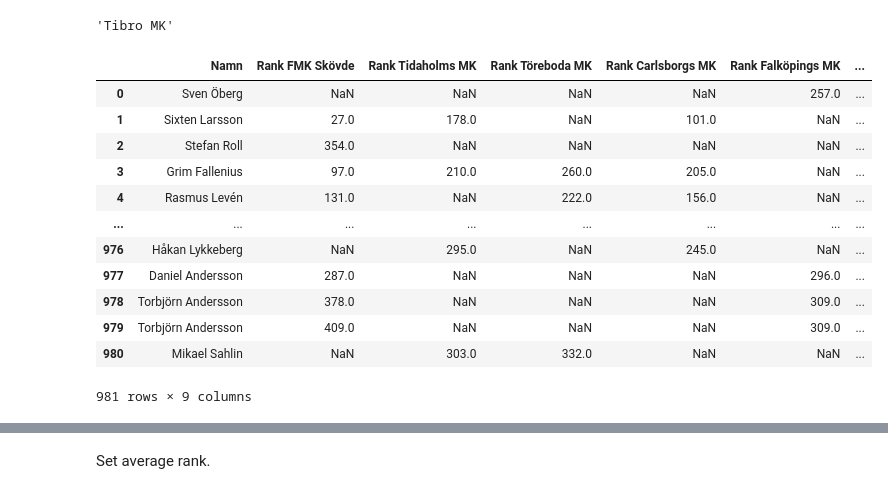
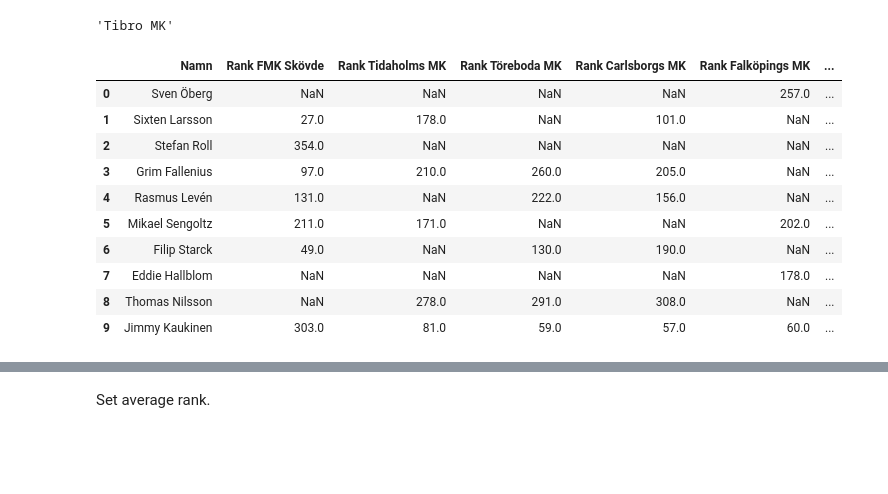
Before and after one commit to RobertAhlin/emx-seeder, a Jupyter notebook: 02 SortRiderAverageLapTimes.ipynb, the cells around one changed output, grey strips where cells are left out. Drawn from its saved outputs; the diff is of its cells as text; code cells hidden in the pictures; blank space fills up the shorter version.

```diff
--- a/02 SortRiderAverageLapTimes.ipynb
+++ b/02 SortRiderAverageLapTimes.ipynb
@@ -244,38 +255,36 @@ for idx, (key, df) in enumerate(sorted_dataframes.items(), start=1):
 
 # Function to merge 'Klass' columns while retaining unique values
 def merge_klass(row):
     klasses = [row[f'Klass_{idx}'] for idx in range(1, len(sorted_dataframes) + 1)]
     unique_klasses = set(k for k in klasses if pd.notnull(k))
     return ', '.join(unique_klasses)
 
 # Function to merge 'Klubb' columns while retaining unique values
 def merge_klubb(row):
     klubbs = [row[f'Klubb_{idx}'] for idx in range(1, len(sorted_dataframes) + 1)]
     unique_klubbs = set(k for k in klubbs if pd.notnull(k))
     return ', '.join(unique_klubbs)
 
 
 # Apply the function to create the 'Klass' and 'Klubb' columns in the ranked_dataframe
 ranked_dataframe['Klass'] = ranked_dataframe.apply(merge_klass, axis=1)
 ranked_dataframe['Klubb'] = ranked_dataframe.apply(merge_klubb, axis=1)
 
 # Drop the individual 'Klass' and 'Klubb' columns for each dataset
 for idx in range(1, len(sorted_dataframes) + 1):
     ranked_dataframe.drop(f'Klass_{idx}', axis=1, inplace=True)
     ranked_dataframe.drop(f'Klubb_{idx}', axis=1, inplace=True)
 
-ranked_dataframe.head(-10)
+ranked_dataframe.head(10)
 # %% [output]
 |  | Namn | Rank FMK Skövde | Rank Tidaholms MK | Rank Töreboda MK | Rank Carlsborgs MK | Rank Falköpings MK | ... |
 | 0 | Sven Öberg | NaN | NaN | NaN | NaN | 257.0 | ... |
 | 1 | Sixten Larsson | 27.0 | 178.0 | NaN | 101.0 | NaN | ... |
 | 2 | Stefan Roll | 354.0 | NaN | NaN | NaN | NaN | ... |
 | 3 | Grim Fallenius | 97.0 | 210.0 | 260.0 | 205.0 | NaN | ... |
 | 4 | Rasmus Levén | 131.0 | NaN | 222.0 | 156.0 | NaN | ... |
-| ... | ... | ... | ... | ... | ... | ... | ... |
-| 976 | Håkan Lykkeberg | NaN | 295.0 | NaN | 245.0 | NaN | ... |
-| 977 | Daniel Andersson | 287.0 | NaN | NaN | NaN | 296.0 | ... |
-| 978 | Torbjörn Andersson | 378.0 | NaN | NaN | NaN | 309.0 | ... |
-| 979 | Torbjörn Andersson | 409.0 | NaN | NaN | NaN | 309.0 | ... |
-| 980 | Mikael Sahlin | NaN | 303.0 | 332.0 | NaN | NaN | ... |
+| 5 | Mikael Sengoltz | 211.0 | 171.0 | NaN | NaN | 202.0 | ... |
+| 6 | Filip Starck | 49.0 | NaN | 130.0 | 190.0 | NaN | ... |
+| 7 | Eddie Hallblom | NaN | NaN | NaN | NaN | 178.0 | ... |
+| 8 | Thomas Nilsson | NaN | 278.0 | 291.0 | 308.0 | NaN | ... |
+| 9 | Jimmy Kaukinen | 303.0 | 81.0 | 59.0 | 57.0 | 60.0 | ... |
-981 rows × 9 columns
```
Also changed, not shown: parts of 5 cells of this notebook, 3 other files.
